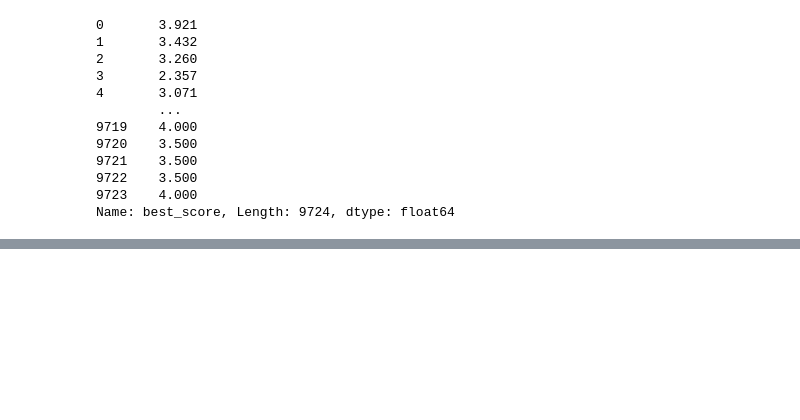
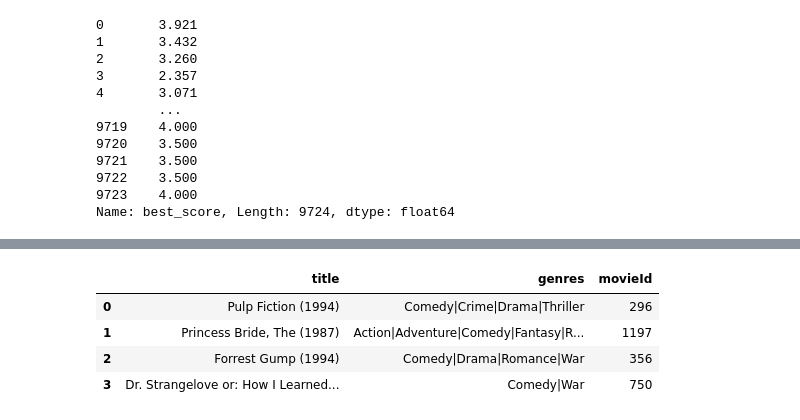
Before and after one commit to JacquelineBashta/ML_RecommederSys, a Jupyter notebook: Recommenders/01_BasicRecommenders.ipynb, the cells around one changed output, grey strips where cells are left out. Cells and saved outputs as stored; diff of their text form; code cells hidden in the pictures; blank space fills up the shorter version.

```diff
--- a/Recommenders/01_BasicRecommenders.ipynb
+++ b/Recommenders/01_BasicRecommenders.ipynb
@@ -271,3 +271,67 @@ scores_df["rate_bayes"] = n_top_movies_bayesian().rate_bayes
 | 3633 | White Water Summer (1987) | Adventure | 4.106 | 198.0 | 0.806 | 4.080 |
 | 910 | Once Upon a Time in the West (C'e... | Action|Drama|Western | 4.138 | 196.0 | 0.804 | 4.110 |
 | 43 | Seven (a.k.a. Se7en) (1995) | Mystery|Thriller | 3.975 | 203.0 | 0.800 | 3.955 |
+# %%
+
+RANDOM_MOOD = "Surprise Me!"
+
+def weighted_rating(x, m, C):
+    v = x['rate_count']
+    R = x['rate_mean']
+    return (v/(v+m) * R) + (m/(m+v) * C)
+
+
+def get_popularity_recommendation(names_df, ratings_df, n_top=10, mode=RANDOM_MOOD,criteria="weighted rate"):
+
+    rating_info = (
+        ratings_df
+        .groupby("movieId")
+        .agg(rate_mean=("rating", "mean"), rate_count=("rating", "count"))
+        .reset_index()
+    )
+    if criteria == "weighted rate":
+        rating_info["weighted_score"] = (rating_info.rate_count/rating_info.rate_count.sum()) * rating_info.rate_mean
+        rating_info = rating_info.merge(names_df,on="movieId", how="left")
+
+        if mode != RANDOM_MOOD:
+            rating_info = rating_info.query("genres.str.contains(@mode)")
+
+        rating_info = rating_info.nlargest(n_top, "weighted_score")
+
+    elif criteria == "baysian average":
+        c = ratings_df.rating.mean()
+        m = (
+            ratings_df
+            .groupby("movieId")
+            .agg(rate_count=("rating","count"))
+            .reset_index()
+        ).rate_count.quantile(0.9)
+
+        rating_info=(
+            ratings_df
+            .groupby("movieId")
+            .agg(rate_mean =("rating","mean"),rate_count=("rating","count"))
+            .reset_index()
+        )
+
+        rating_info = rating_info.loc[rating_info.rate_count >= m]
+        rating_info["rate_bayes"] = rating_info.apply(weighted_rating, axis=1,args=(m,c))
+        rating_info = rating_info.merge(names_df,on="movieId",how="left").nlargest(n_top,"rate_bayes")
+        if mode != RANDOM_MOOD:
+            rating_info = rating_info.query("genres.str.contains(@mode)")
+
+
+    return rating_info[["title", "genres", "movieId"]].reset_index(drop=True)
+
+top_movies_list = get_popularity_recommendation(n_top=10*2
+                                                , names_df=movies_df
+                                                , ratings_df=ratings_df
+                                                , mode="Comedy"
+                                                , criteria="baysian average")
+top_movies_list
+# %% [output]
+|  | title | genres | movieId |
+| 0 | Pulp Fiction (1994) | Comedy|Crime|Drama|Thriller | 296 |
+| 1 | Princess Bride, The (1987) | Action|Adventure|Comedy|Fantasy|R... | 1197 |
+| 2 | Forrest Gump (1994) | Comedy|Drama|Romance|War | 356 |
+| 3 | Dr. Strangelove or: How I Learned... | Comedy|War | 750 |
```
Also changed, not shown: 4 other files.
